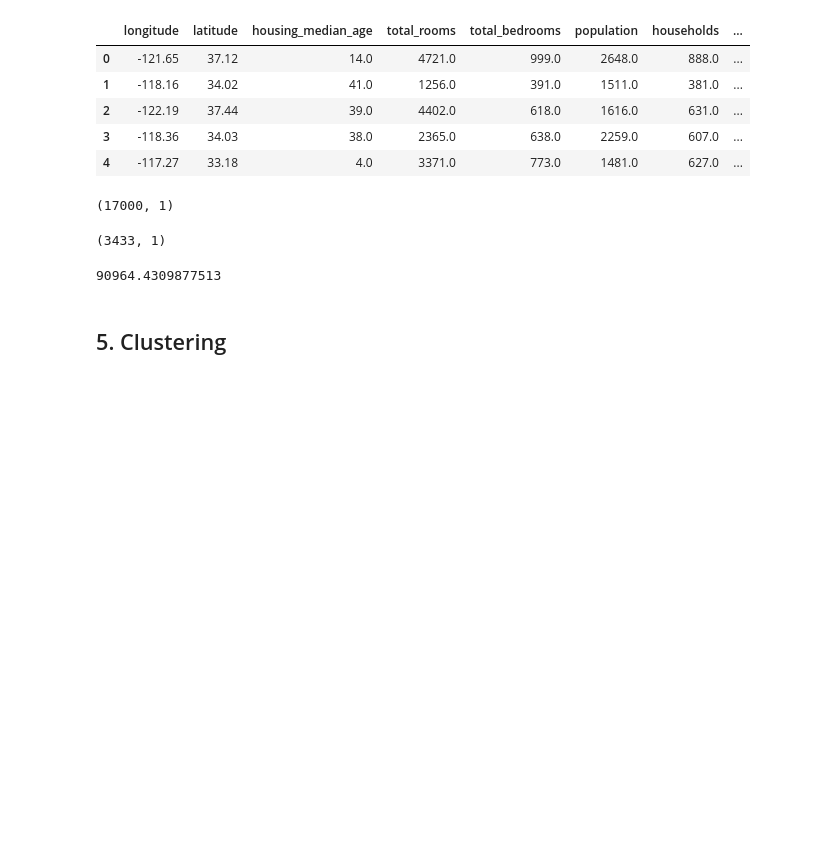
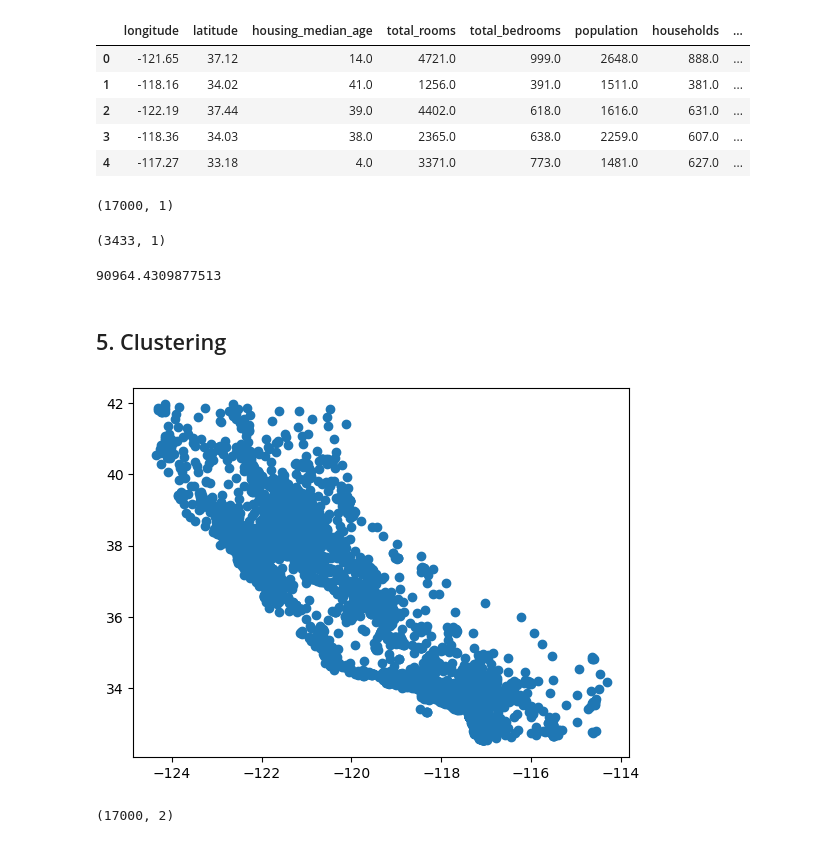
Before and after one commit to amenhasfaw/DPFE, a Jupyter notebook: CODE/Feature Engineering.ipynb, the cells around one changed output. Cells and saved outputs as stored; diff of their text form; code cells hidden in the pictures; blank space fills up the shorter version.

```diff
--- a/CODE/Feature Engineering.ipynb
+++ b/CODE/Feature Engineering.ipynb
@@ -392,3 +392,15 @@ mean_absolute_error(y_test,linear_binned_prediction)
 90964.4309877513
 # %% [markdown]
 ## 5. Clustering
+# %%
+#Plotting California's Map
+
+plt.scatter(train_df['longitude'],train_df['latitude'])
+plt.show()
+# %% [output]
+[figure, added]
+# %%
+X_train_lat_long = train_df[['latitude','longitude']].to_numpy()
+X_train_lat_long.shape
+# %% [output]
+(17000, 2)
```
Also changed, not shown: parts of 6 cells of this notebook.
